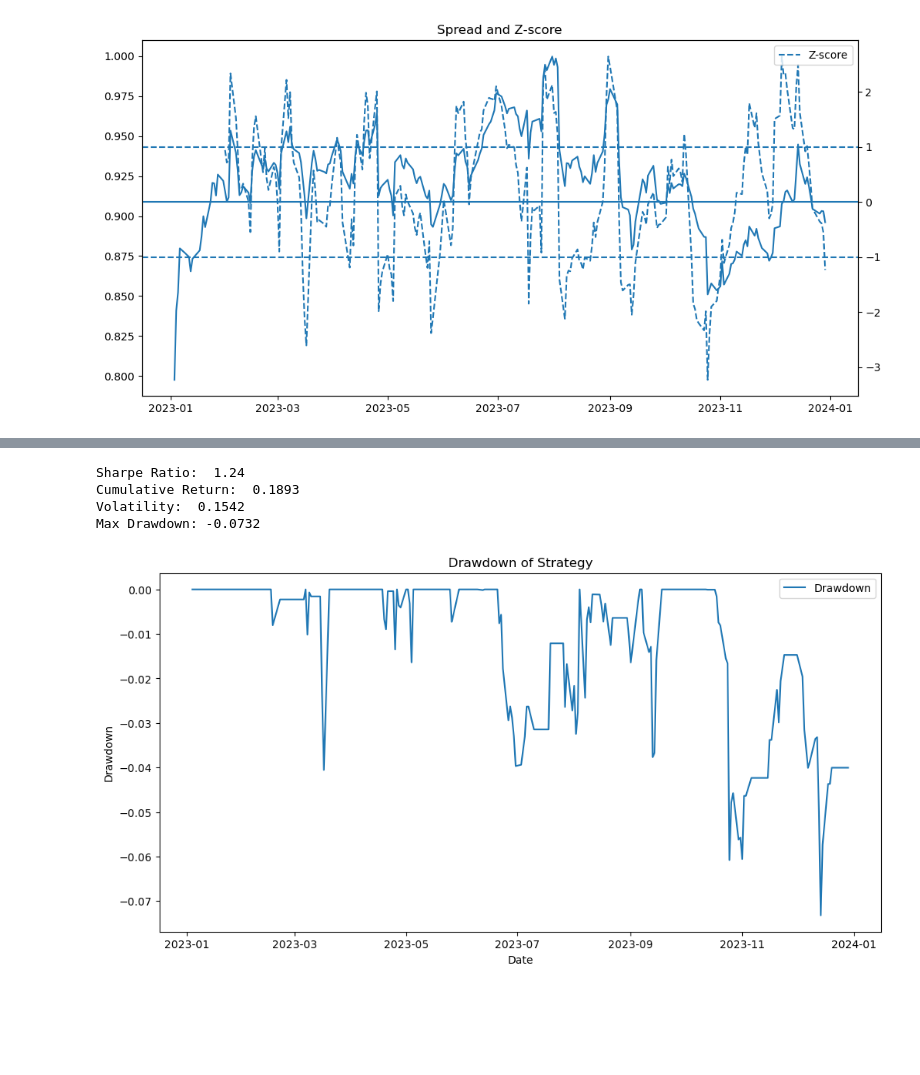
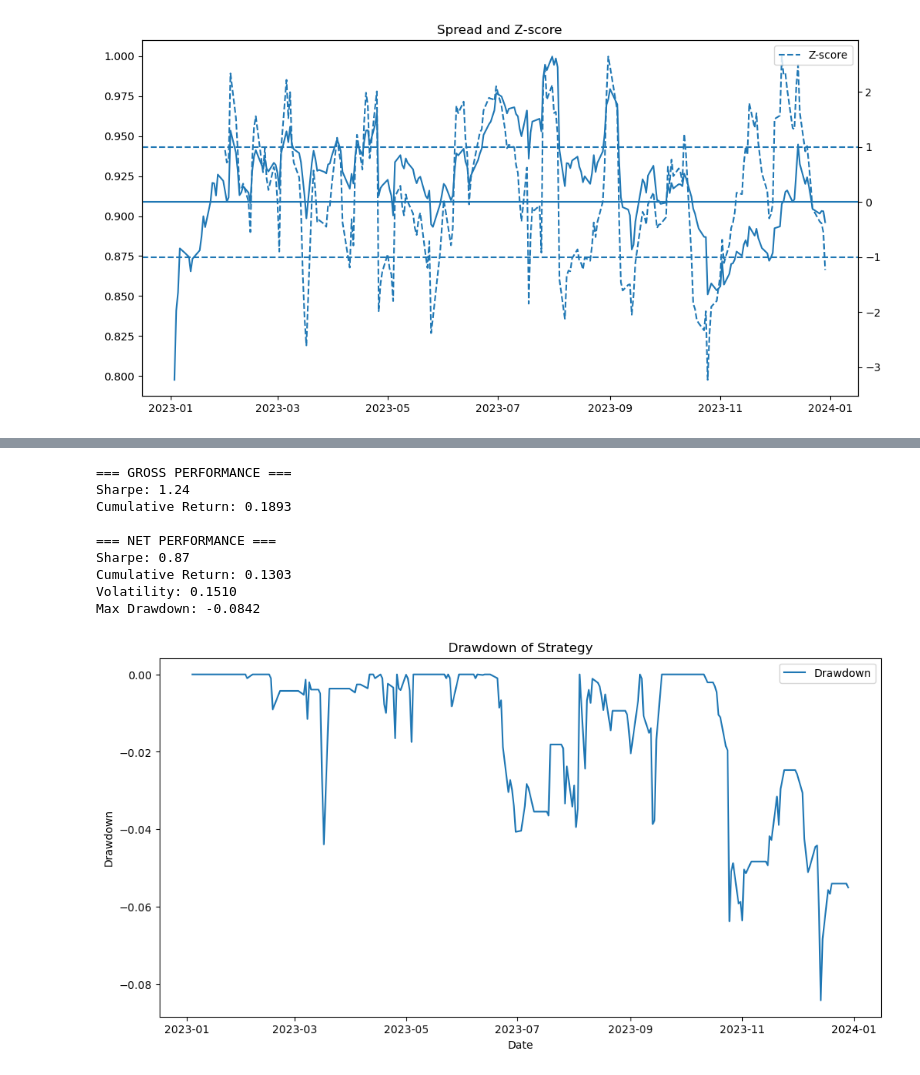
Before and after one commit to Gabrielnstr/pair_trading_strategy, a Jupyter notebook: notebooks/pair_trading_strategy.ipynb, the cells around one changed output, grey strips where cells are left out. Cells and saved outputs as stored; diff of their text form; code cells hidden in the pictures; blank space fills up the shorter version.

```diff
--- a/notebooks/pair_trading_strategy.ipynb
+++ b/notebooks/pair_trading_strategy.ipynb
@@ -148,40 +170,61 @@ plt.show()
 # %%
+# Gros returns
 returns = data["strategy_returns"].dropna()
 
-# Sharpe Ratio
+# Net returns
+returns_net = data["strategy_returns_net"].dropna()
+
+# Sharpe
 sharpe = np.sqrt(252) * returns.mean() / returns.std()
+sharpe_net = np.sqrt(252) * returns_net.mean() / returns_net.std()
 
-# Return total
+# Returns
 cum_return = returns.sum()
+cum_return_net = returns_net.sum()
 
 # Volatility
 volatility = returns.std() * np.sqrt(252)
+volatility_net = returns_net.std() * np.sqrt(252)
 
-# Max Drawdown
-cum_returns = returns.cumsum()
-running_max = cum_returns.cummax()
-drawdown = cum_returns - running_max
-max_drawdown = drawdown.min()
+# Drawdown
+cum_returns_net = returns_net.cumsum()
+running_max_net = cum_returns_net.cummax()
+drawdown_net = cum_returns_net - running_max_net
+max_drawdown_net = drawdown_net.min()
 
-print(f"Sharpe Ratio: {sharpe: .2f}")
-print(f"Cumulative Return: {cum_return: .4f}")
-print(f"Volatility: {volatility: .4f}")
-print(f"Max Drawdown: {max_drawdown: .4f}")
+print("=== GROSS PERFORMANCE ===")
+print(f"Sharpe: {sharpe:.2f}")
+print(f"Cumulative Return: {cum_return:.4f}")
+
+print("\n=== NET PERFORMANCE ===")
+print(f"Sharpe: {sharpe_net:.2f}")
+print(f"Cumulative Return: {cum_return_net:.4f}")
+print(f"Volatility: {volatility_net:.4f}")
+print(f"Max Drawdown: {max_drawdown_net:.4f}")
 # %% [output]
-Sharpe Ratio:  1.24
-Cumulative Return:  0.1893
-Volatility:  0.1542
-Max Drawdown: -0.0732
+=== GROSS PERFORMANCE ===
+Sharpe: 1.24
+Cumulative Return: 0.1893
+
+=== NET PERFORMANCE ===
+Sharpe: 0.87
+Cumulative Return: 0.1303
+Volatility: 0.1510
+Max Drawdown: -0.0842
 # %%
 plt.figure(figsize=(12,6))
-plt.plot(drawdown, label="Drawdown")
+plt.plot(drawdown_net, label="Drawdown")
 
 plt.title("Drawdown of Strategy")
 plt.xlabel("Date")
 plt.ylabel("Drawdown")
 
 plt.legend()
+
+# Save figure
+plt.savefig("../figures/drawdown.png", bbox_inches="tight")
+
 plt.show()
 # %% [output]
-[figure, old version]
+[figure, new version]
 # %% [markdown]
```
Also changed, not shown: parts of 13 cells of this notebook, 3 other files.
